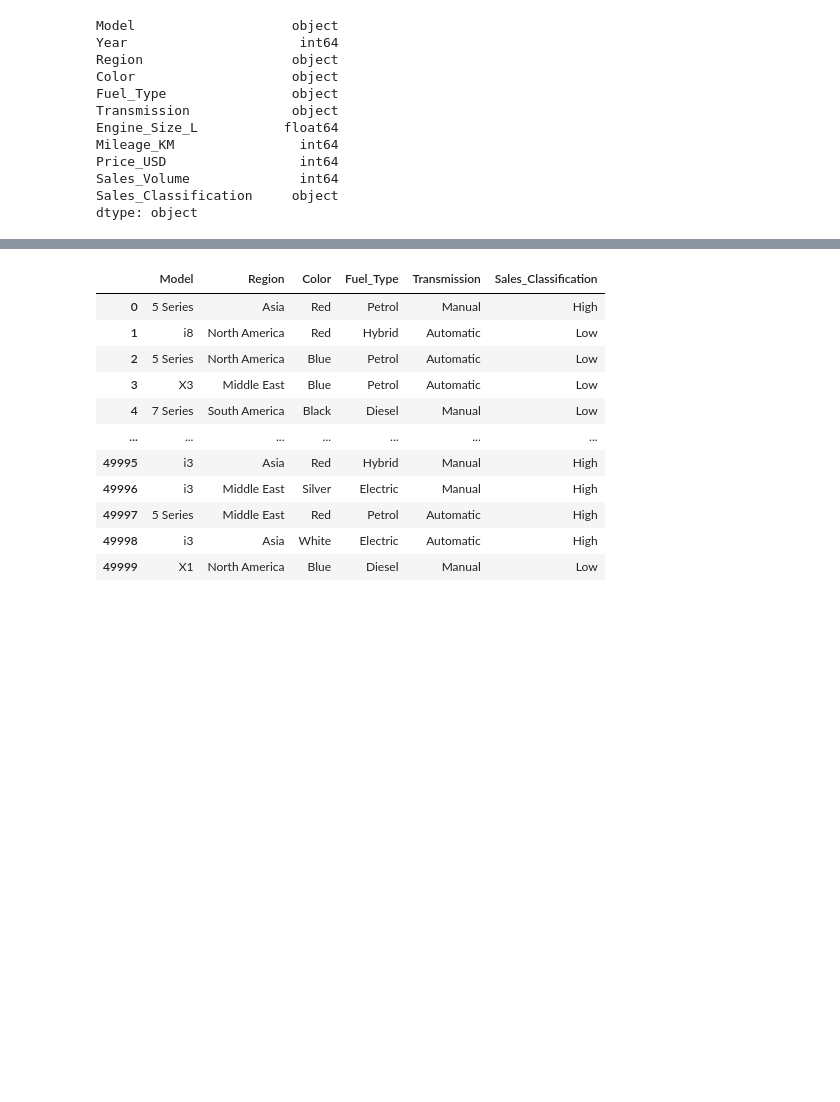
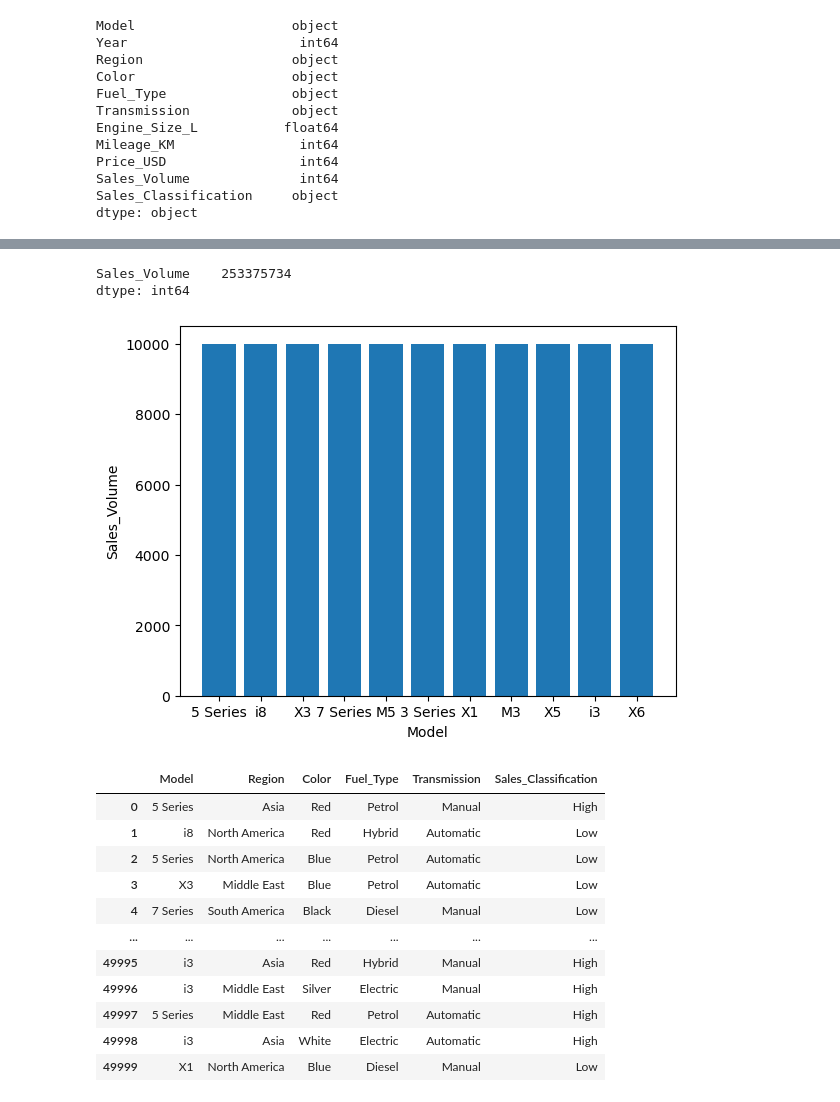
Before and after one commit to VithushanE/BMWWorldWideSales, a Jupyter notebook: BMWSales.ipynb, the cells around one changed output, grey strips where cells are left out. Saved outputs shown, nothing was run; the diff lists cells and outputs as text; code cells hidden in the pictures; blank space fills up the shorter version.

```diff
--- a/BMWSales.ipynb
+++ b/BMWSales.ipynb
@@ -35,3 +74,15 @@ dtype: object
+# %%
+data[["Sales_Volume"]].sum()
+# %% [output]
+Sales_Volume    253375734
+dtype: int64
+# %%
+plt.bar(data['Model'],data['Sales_Volume'])
+plt.xlabel('Model')
+plt.ylabel('Sales_Volume')
+plt.show()
+# %% [output]
+[figure, added]
 # %%
 # Identifying Objects- need to be converted to ML Friendly format
 data.select_dtypes("object")
```
Also changed, not shown: parts of 6 cells of this notebook.
